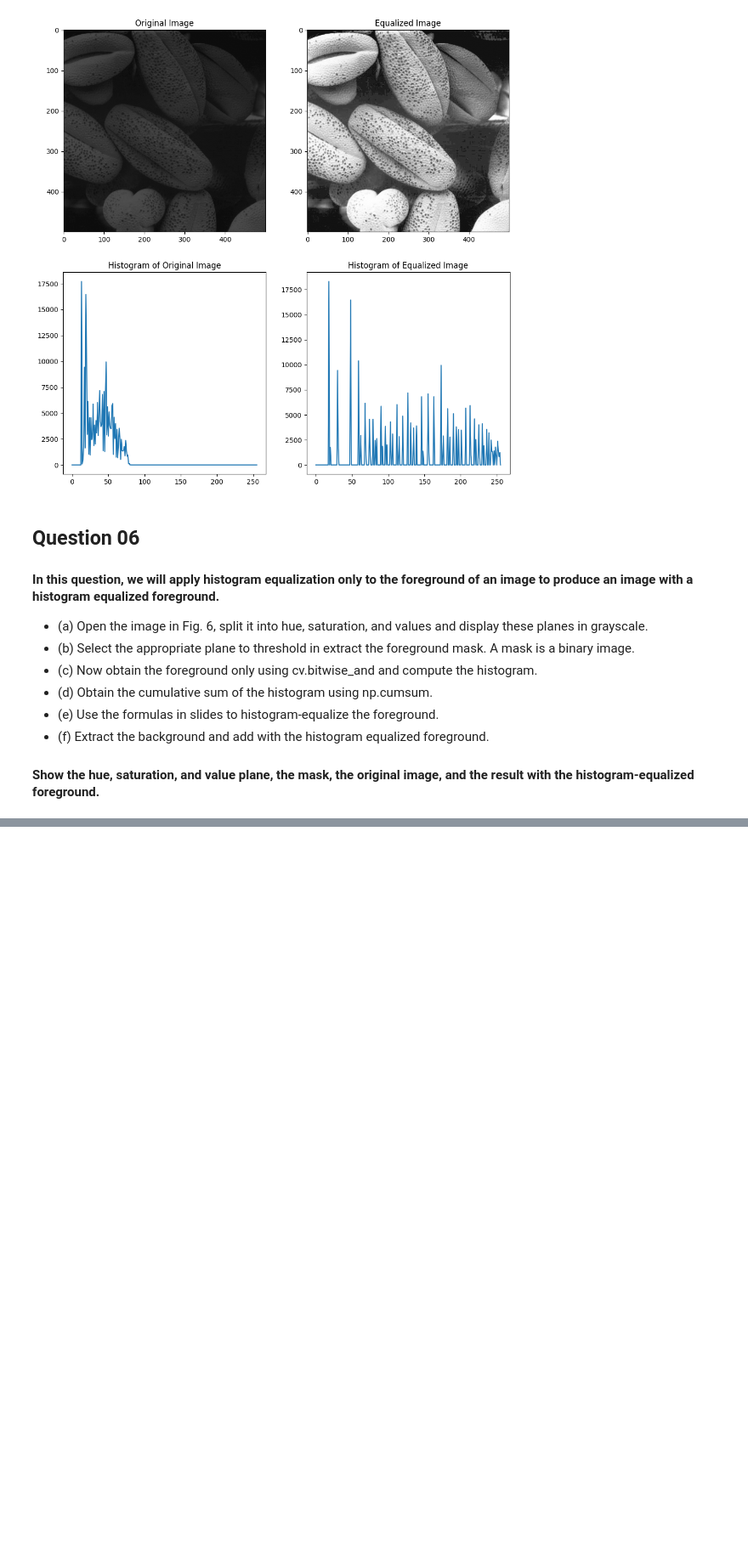
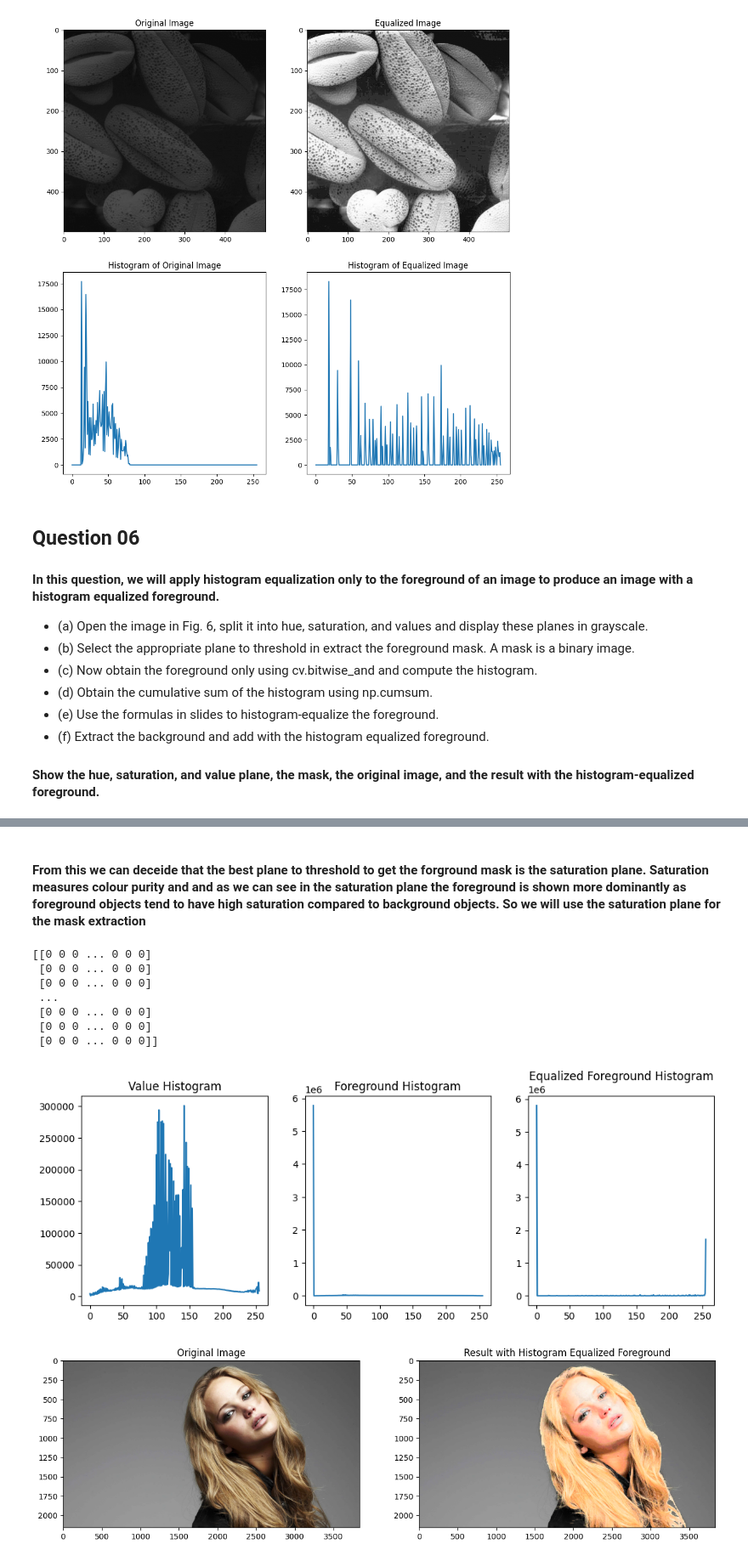
Before and after one commit to HimethW/Intensity-Transformations-and-Neighborhood-Filtering, a Jupyter notebook: Assignment1.ipynb, the cells around one changed output, grey strips where cells are left out. Shown at 85% size. Saved outputs shown, nothing was run; the diff lists cells and outputs as text; code cells hidden in the pictures; blank space fills up the shorter version.

```diff
--- a/Assignment1.ipynb
+++ b/Assignment1.ipynb
@@ -241,9 +244,9 @@ def equalize_histogram(image):
   cdf = hist.cumsum()  # Cumulative distribution function
   t = np.array([(L-1)/(M*N)*cdf[i] for i in range(256)], dtype=np.uint8)
   #t = [(L-1)/(M*N)*cdf[i] for i in np.arange(0,256)].astype(unit8)
-  return (t, hist)
+  return (t, hist, cdf)
 
-t, hist = equalize_histogram(image)
+t, hist, cdf = equalize_histogram(image)
 g = t[image]
 
 ax[0, 0].imshow(image, cmap='gray', vmin=0, vmax=255)
@@ -274,0 +294,54 @@ Text(0.5, 1.0, 'Histogram of Equalized Image')
+# %% [markdown]
+#### From this we can deceide that the best plane to threshold to get the forground mask is the saturation plane. Saturation measures colour purity and and as we can see in the saturation plane the foreground is shown more dominantly as foreground objects tend to have high saturation compared to background objects. So we will use the saturation plane for the mask extraction
+# %%
+threshold_value = 40  # Threshold value for saturation. This can be adjusted to get the best output
+# (b) Select the appropriate plane to threshold in extract the foreground mask.
+th, mask = cv.threshold(s, threshold_value, 255, cv.THRESH_BINARY)  # Thresholding the saturation plane
+
+# (c) Now obtain the foreground only using cv.bitwise_and and compute the histogram.
+foreground = cv.bitwise_and(v, v, mask=mask)
+
+hist_v, bins_v = np.histogram(v.flatten(), bins=256, range=(0, 255))
+hist_sat, bins_sat = np.histogram(s.flatten(), bins=256, range=(0, 255))
+hist_sat[0] = 0  # Set the first bin to 0 to avoid counting the background
+hist_foreground, bins_foreground = np.histogram(foreground.flatten(), bins=256, range=(0, 255))
+
+# (d) Obtain the cumulative sum of the histogram using np.cumsum.
+cdf_foreground = np.cumsum(hist_foreground)
+
+# (e) Use the formulas in slides to histogram-equalize the foreground.
+t = np.array([(L-1)/(M*N)*cdf[i] for i in range(256)], dtype=np.uint8)
+
+foreground_eq = t[foreground]
+hist_foreground_eq, bins_foreground_eq = np.histogram(foreground_eq.flatten(), bins=256, range=(0, 255))
+
+background = cv.bitwise_and(v, v, mask=cv.bitwise_not(mask))
+result_v = cv.add(background, foreground_eq)
+result_hsv = cv.merge((h, s, result_v))
+result_bgr = cv.cvtColor(result_hsv, cv.COLOR_HSV2BGR)
+
+fig_hist, ax_hist = plt.subplots(1, 3, figsize=(12, 4))
+ax_hist[0].plot(hist_v, label='Value Histogram')
+ax_hist[0].set_title('Value Histogram')
+ax_hist[1].plot(hist_foreground, label='Foreground Histogram')
+ax_hist[1].set_title('Foreground Histogram')
+ax_hist[2].plot(hist_foreground_eq, label='Equalized Foreground Histogram')
+ax_hist[2].set_title('Equalized Foreground Histogram')
+
+fig_img, ax_img = plt.subplots(1, 2, figsize=(15, 5))
+ax_img[0].imshow(cv.cvtColor(image, cv.COLOR_BGR2RGB))
+ax_img[0].set_title('Original Image')
+ax_img[1].imshow(cv.cvtColor(result_bgr, cv.COLOR_BGR2RGB))
+ax_img[1].set_title('Result with Histogram Equalized Foreground')
+
+print(foreground)
+# %% [output]
+[[0 0 0 ... 0 0 0]
+ [0 0 0 ... 0 0 0]
+ [0 0 0 ... 0 0 0]
+ ...
+ [0 0 0 ... 0 0 0]
+ [0 0 0 ... 0 0 0]
+ [0 0 0 ... 0 0 0]]
+[figure, added]
+[figure, added]
```
Also changed, not shown: parts of 6 cells of this notebook.
